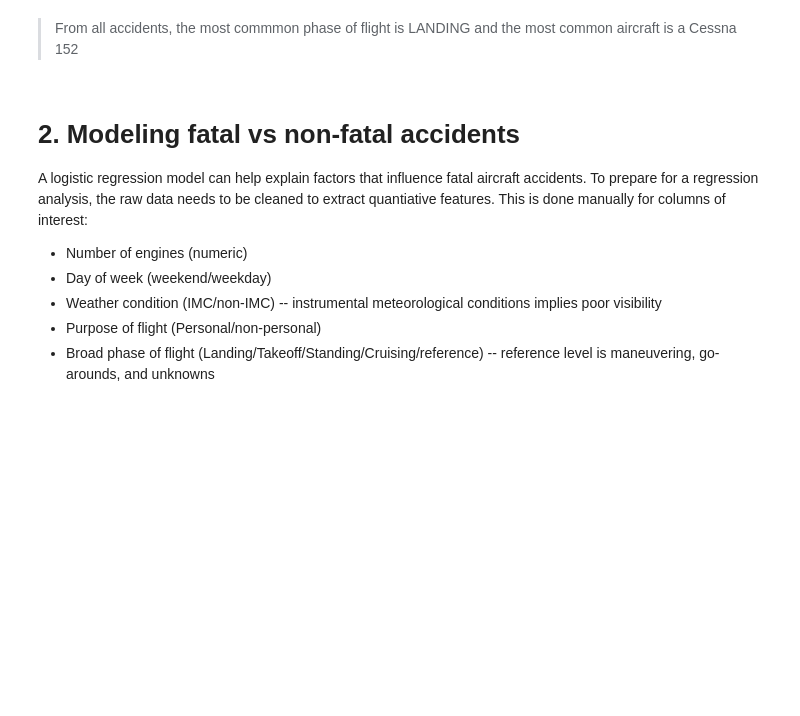
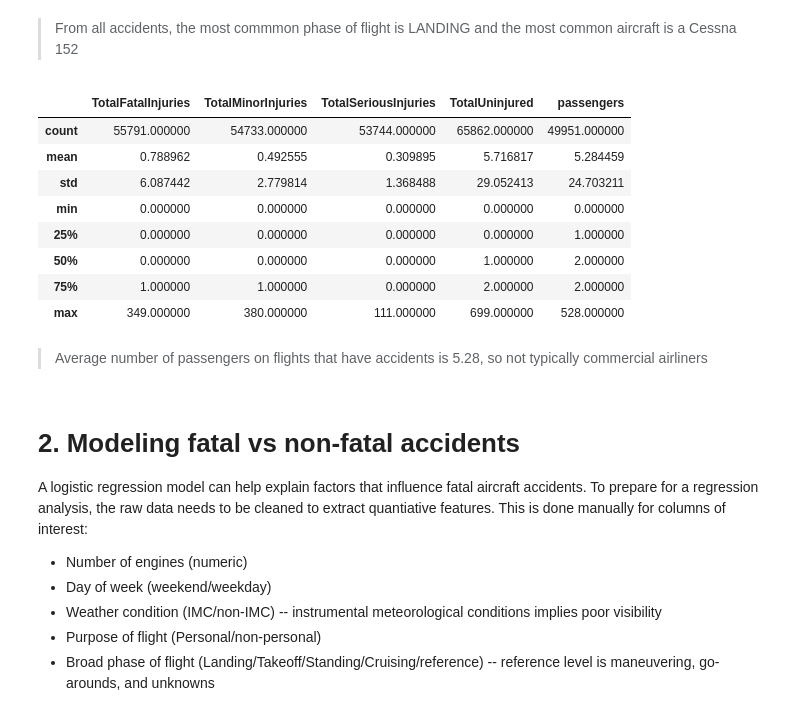
Before and after one commit to shreyejsaxena/data-scientist-exercise02, a Jupyter notebook: NTSB Analysis.ipynb, the cells around one changed output. Drawn from its saved outputs; the diff is of its cells as text; code cells hidden in the pictures; blank space fills up the shorter version.

```diff
--- a/NTSB Analysis.ipynb
+++ b/NTSB Analysis.ipynb
@@ -66,6 +66,25 @@ all_data.describe()
 | freq | 1 | 73439 | 60737 | 55420 | 33780 | 29926 | 69198 | ... |
 # %% [markdown]
 > From all accidents, the most commmon phase of flight is LANDING and the most common aircraft is a Cessna 152
+# %%
+all_data['TotalFatalInjuries'] = pd.to_numeric(all_data.TotalFatalInjuries, errors='coerce')
+all_data['TotalMinorInjuries'] = pd.to_numeric(all_data.TotalMinorInjuries, errors='coerce')
+all_data['TotalSeriousInjuries'] = pd.to_numeric(all_data.TotalSeriousInjuries, errors='coerce')
+all_data['TotalUninjured'] = pd.to_numeric(all_data.TotalUninjured, errors='coerce')
+all_data['passengers'] = all_data.TotalUninjured + all_data.TotalSeriousInjuries + all_data.TotalMinorInjuries + all_data.TotalFatalInjuries
+all_data.describe()
+# %% [output]
+|  | TotalFatalInjuries | TotalMinorInjuries | TotalSeriousInjuries | TotalUninjured | passengers |
+| count | 55791.000000 | 54733.000000 | 53744.000000 | 65862.000000 | 49951.000000 |
+| mean | 0.788962 | 0.492555 | 0.309895 | 5.716817 | 5.284459 |
+| std | 6.087442 | 2.779814 | 1.368488 | 29.052413 | 24.703211 |
+| min | 0.000000 | 0.000000 | 0.000000 | 0.000000 | 0.000000 |
+| 25% | 0.000000 | 0.000000 | 0.000000 | 0.000000 | 1.000000 |
+| 50% | 0.000000 | 0.000000 | 0.000000 | 1.000000 | 2.000000 |
+| 75% | 1.000000 | 1.000000 | 0.000000 | 2.000000 | 2.000000 |
+| max | 349.000000 | 380.000000 | 111.000000 | 699.000000 | 528.000000 |
+# %% [markdown]
+> Average number of passengers on flights that have accidents is 5.28, so not typically commercial airliners
 # %% [markdown]
 # 2. Modeling fatal vs non-fatal accidents
 A logistic regression model can help explain factors that influence fatal aircraft accidents. To prepare for a regression analysis, the raw data needs to be cleaned to extract quantiative features. This is done manually for columns of interest:
```
Also changed, not shown: parts of 29 cells of this notebook.
